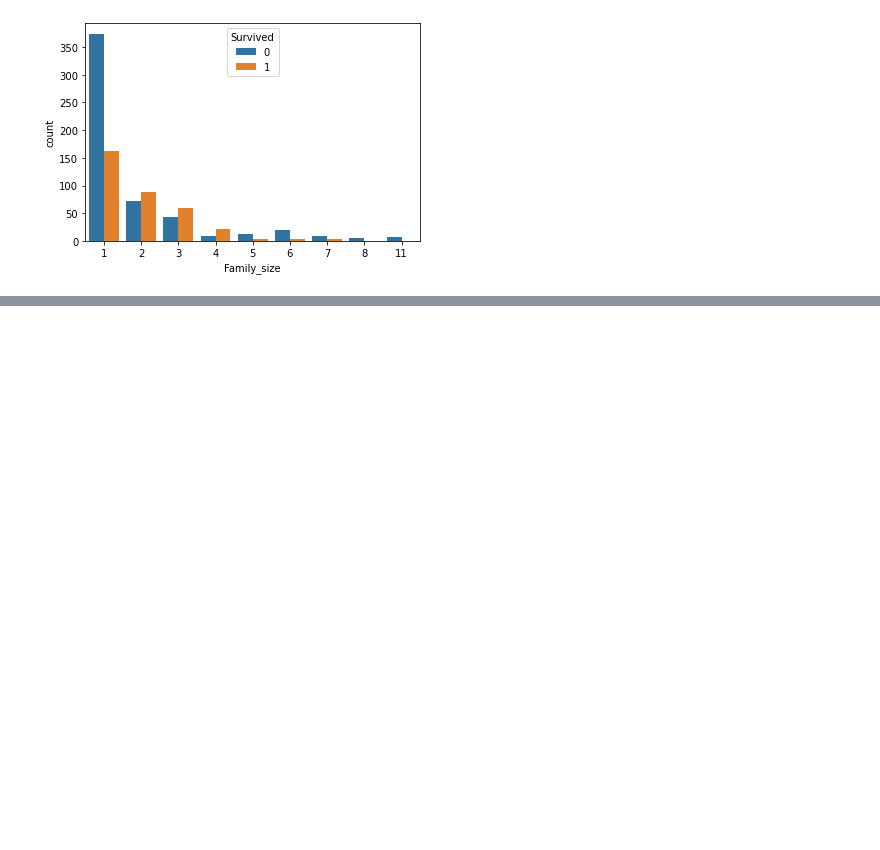
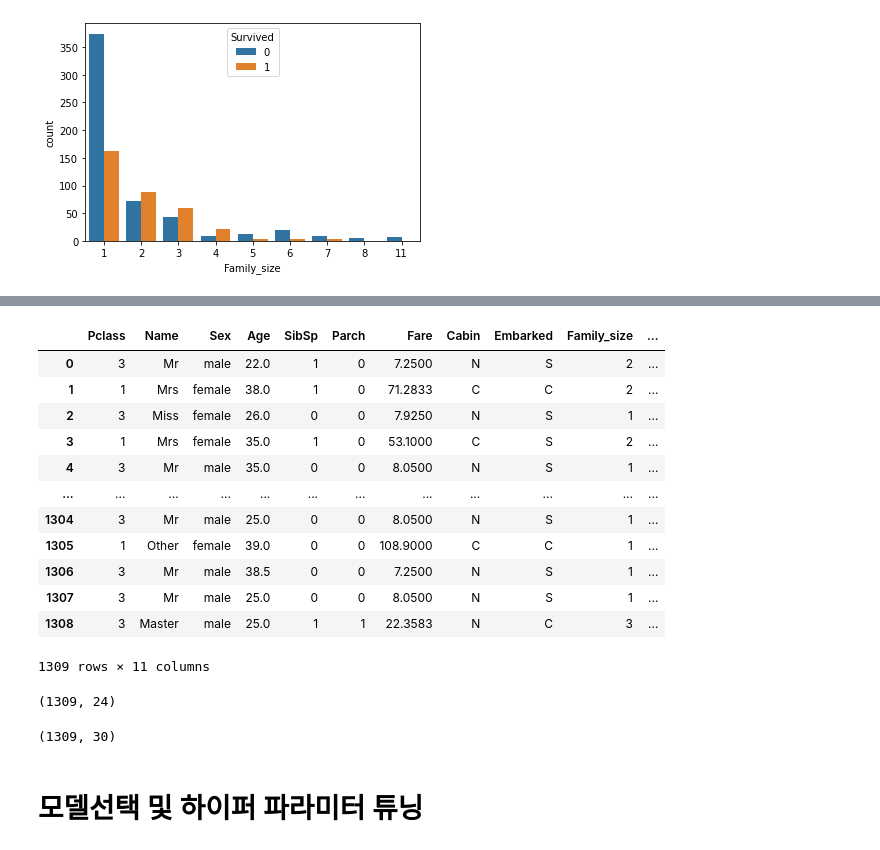
Before and after one commit to Shaharen/MachineLearning, a Jupyter notebook: Ex06_타이타닉.ipynb, the cells around one changed output, grey strips where cells are left out. Saved outputs shown, nothing was run; the diff lists cells and outputs as text; code cells hidden in the pictures; blank space fills up the shorter version.

```diff
--- a/Ex06_타이타닉.ipynb
+++ b/Ex06_타이타닉.ipynb
@@ -340,0 +432,2 @@ sns.countplot(data = train , x = 'Family_size' , hue = 'Survived')
+# %%
+test['Name'] = test['Name'].map(convert_title_dic)
@@ -340,0 +467,3 @@ sns.countplot(data = train , x = 'Family_size' , hue = 'Survived')
+# %%
+train.drop('Ticket' , axis = 1, inplace = True)
+test.drop('Ticket' , axis = 1, inplace = True)
@@ -340,0 +502,26 @@ sns.countplot(data = train , x = 'Family_size' , hue = 'Survived')
+# %%
+train.drop('Survived' , axis = 1, inplace = True)
+# %%
+combined = pd.concat([train, test] , ignore_index = True)
+# %%
+combined
+# %% [output]
+|  | Pclass | Name | Sex | Age | SibSp | Parch | Fare | Cabin | Embarked | Family_size | ... |
+| 0 | 3 | Mr | male | 22.0 | 1 | 0 | 7.2500 | N | S | 2 | ... |
+| 1 | 1 | Mrs | female | 38.0 | 1 | 0 | 71.2833 | C | C | 2 | ... |
+| 2 | 3 | Miss | female | 26.0 | 0 | 0 | 7.9250 | N | S | 1 | ... |
+| 3 | 1 | Mrs | female | 35.0 | 1 | 0 | 53.1000 | C | S | 2 | ... |
+| 4 | 3 | Mr | male | 35.0 | 0 | 0 | 8.0500 | N | S | 1 | ... |
+| ... | ... | ... | ... | ... | ... | ... | ... | ... | ... | ... | ... |
+| 1304 | 3 | Mr | male | 25.0 | 0 | 0 | 8.0500 | N | S | 1 | ... |
+| 1305 | 1 | Other | female | 39.0 | 0 | 0 | 108.9000 | C | C | 1 | ... |
+| 1306 | 3 | Mr | male | 38.5 | 0 | 0 | 7.2500 | N | S | 1 | ... |
+| 1307 | 3 | Mr | male | 25.0 | 0 | 0 | 8.0500 | N | S | 1 | ... |
+| 1308 | 3 | Master | male | 25.0 | 1 | 1 | 22.3583 | N | C | 3 | ... |
+1309 rows × 11 columns
+# %%
+# 원핫인코딩
+one_hot = pd.get_dummies( combined[categorical_feature])
+one_hot.shape
+# %% [output]
+(1309, 24)
@@ -340,0 +532,6 @@ sns.countplot(data = train , x = 'Family_size' , hue = 'Survived')
+# %%
+combined.shape
+# %% [output]
+(1309, 30)
+# %% [markdown]
+# 모델선택 및 하이퍼 파라미터 튜닝
```
Also changed, not shown: parts of 29 cells of this notebook.
